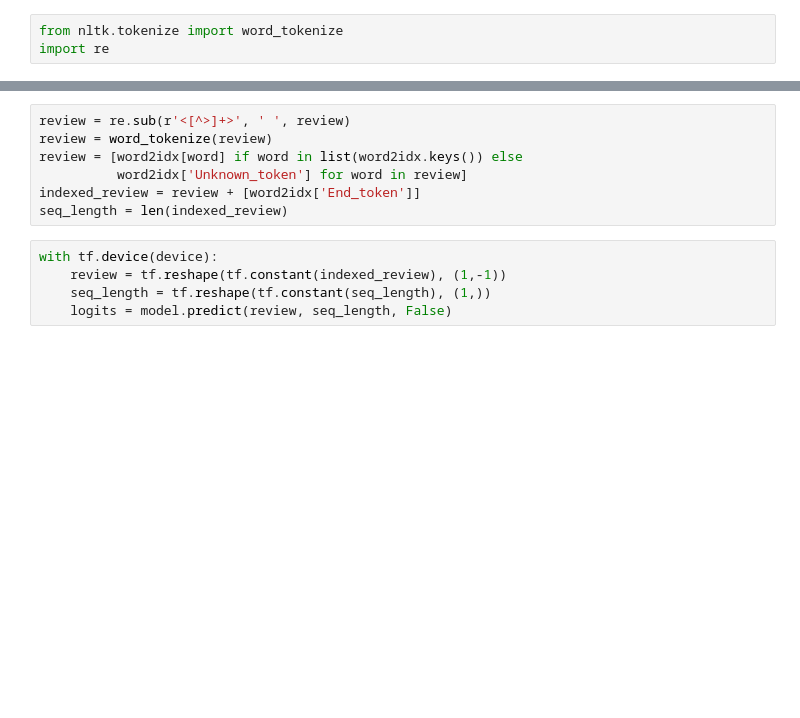
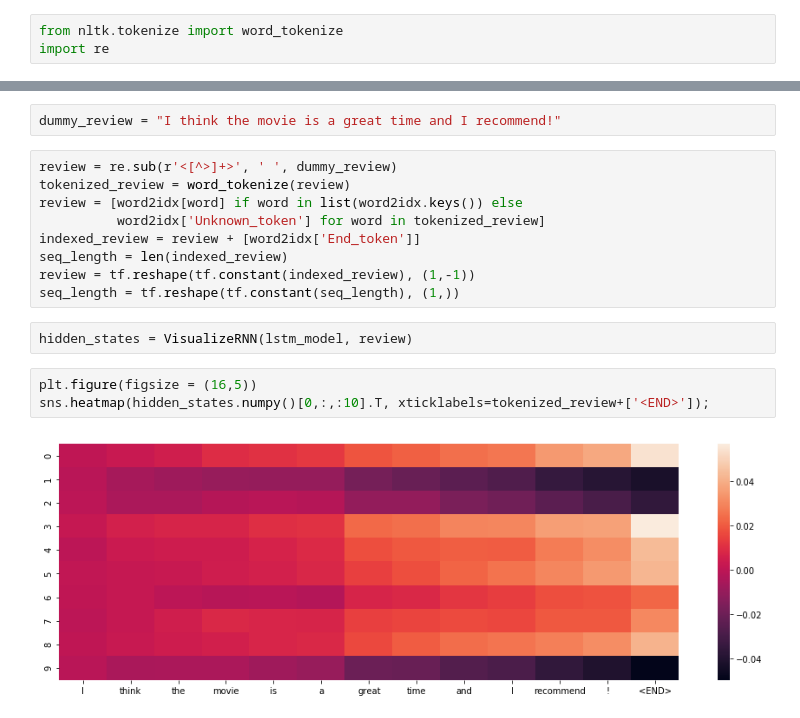
Before and after one commit to madalinabuzau/tensorflow-eager-tutorials, a Jupyter notebook: 04_recurrent_neural_networks_for_sequence_classification.ipynb, the cells around one changed output, grey strips where cells are left out. Saved outputs shown, nothing was run; the diff lists cells and outputs as text; blank space fills up the shorter version.

```diff
--- a/04_recurrent_neural_networks_for_sequence_classification.ipynb
+++ b/04_recurrent_neural_networks_for_sequence_classification.ipynb
@@ -362,12 +504,18 @@ review = "Deadpool is the movie equivalent of the parents going out of town for
+# %%
+dummy_review = "I think the movie is a great time and I recommend!"
 # %%
-review = re.sub(r'<[^>]+>', ' ', review)
-review = word_tokenize(review)
+review = re.sub(r'<[^>]+>', ' ', dummy_review)
+tokenized_review = word_tokenize(review)
 review = [word2idx[word] if word in list(word2idx.keys()) else
-          word2idx['Unknown_token'] for word in review]
+          word2idx['Unknown_token'] for word in tokenized_review]
 indexed_review = review + [word2idx['End_token']]
 seq_length = len(indexed_review)
+review = tf.reshape(tf.constant(indexed_review), (1,-1))
+seq_length = tf.reshape(tf.constant(seq_length), (1,))
-# %%
-with tf.device(device):
-    review = tf.reshape(tf.constant(indexed_review), (1,-1))
-    seq_length = tf.reshape(tf.constant(seq_length), (1,))
-    logits = model.predict(review, seq_length, False)
+# %%
+hidden_states = VisualizeRNN(lstm_model, review)
+# %%
+plt.figure(figsize = (16,5))
+sns.heatmap(hidden_states.numpy()[0,:,:10].T, xticklabels=tokenized_review+['<END>']);
+# %% [output]
+[figure, added]
```
Also changed, not shown: parts of 52 cells of this notebook, 9 other files.
